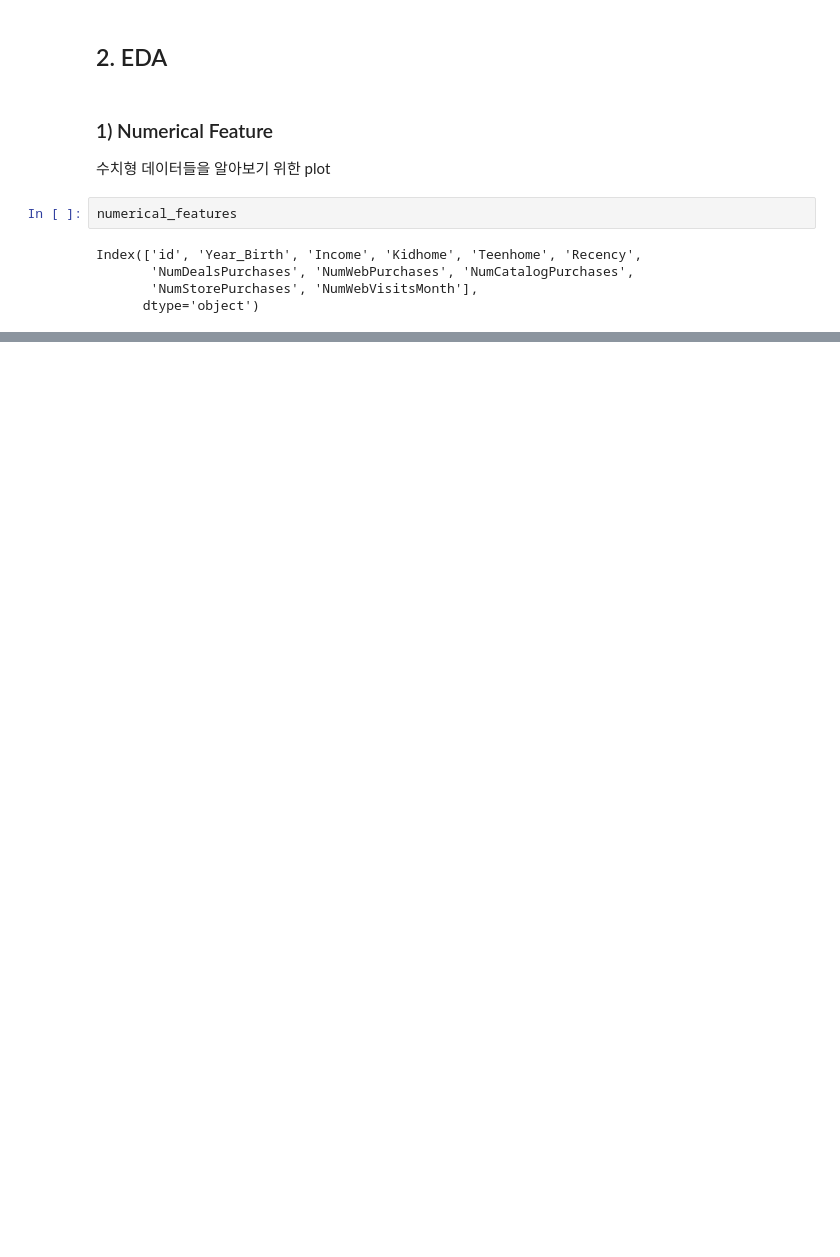
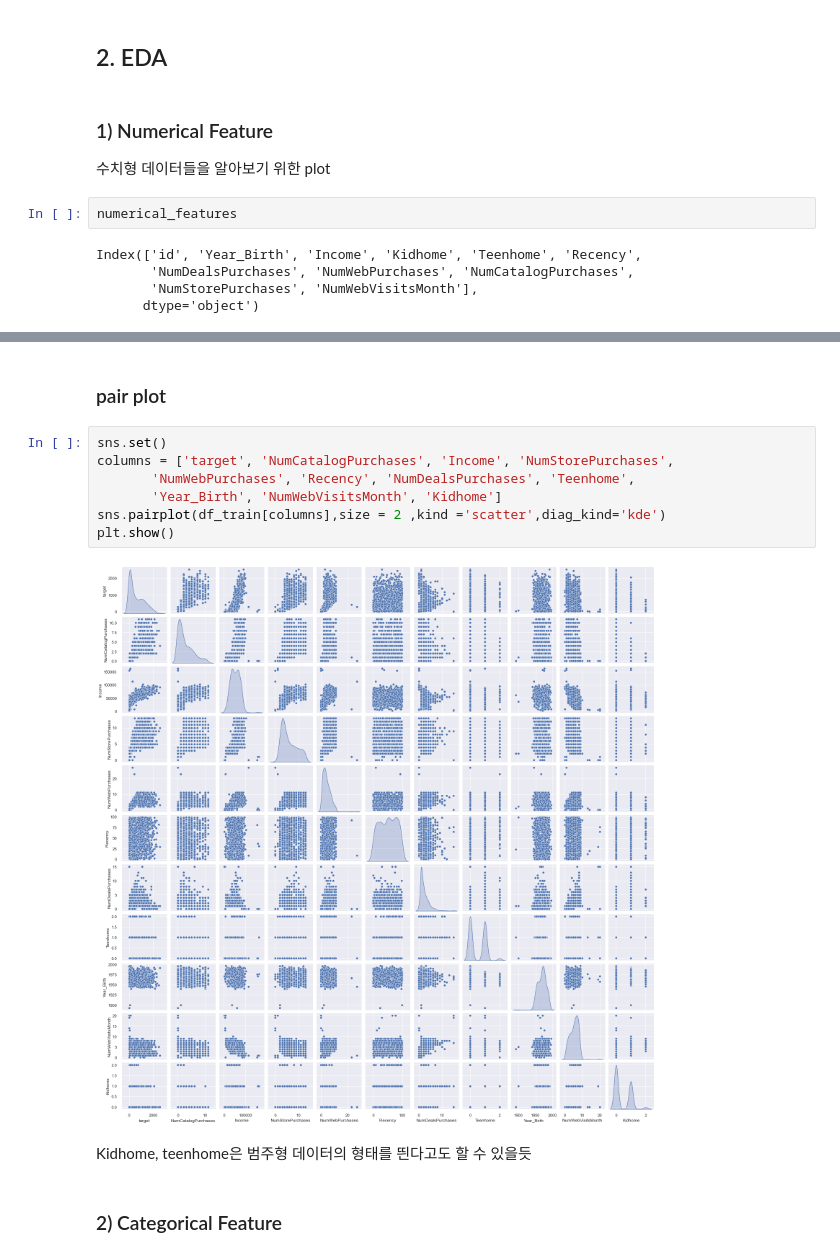
Before and after one commit to GayeonKimm/DS, a Jupyter notebook: 220518 consumption prediction.ipynb, the cells around one changed output, grey strips where cells are left out. Saved outputs shown, nothing was run; the diff lists cells and outputs as text; blank space fills up the shorter version.

```diff
--- a/220518 consumption prediction.ipynb
+++ b/220518 consumption prediction.ipynb
@@ -437,0 +274,15 @@ plt.show()
+# %% [markdown]
+### pair plot
+# %%
+sns.set()
+columns = ['target', 'NumCatalogPurchases', 'Income', 'NumStorePurchases',
+       'NumWebPurchases', 'Recency', 'NumDealsPurchases', 'Teenhome',
+       'Year_Birth', 'NumWebVisitsMonth', 'Kidhome']
+sns.pairplot(df_train[columns],size = 2 ,kind ='scatter',diag_kind='kde')
+plt.show()
+# %% [output]
+[figure, added]
+# %% [markdown]
+Kidhome, teenhome은 범주형 데이터의 형태를 띈다고도 할 수 있을듯
+# %% [markdown]
+### 2) Categorical Feature
```
Also changed, not shown: parts of 95 cells of this notebook, 1 other file.
